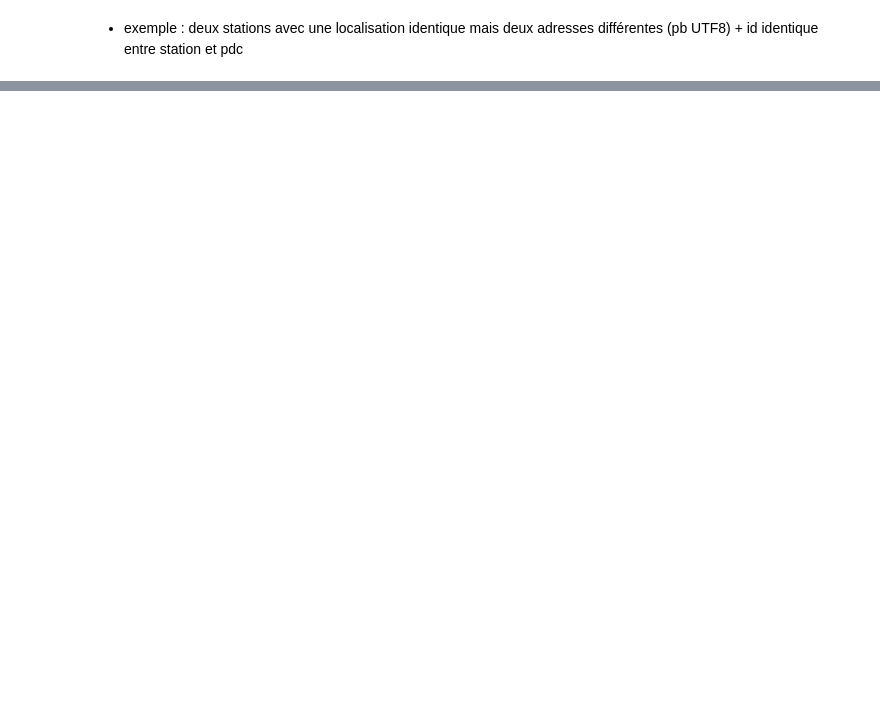
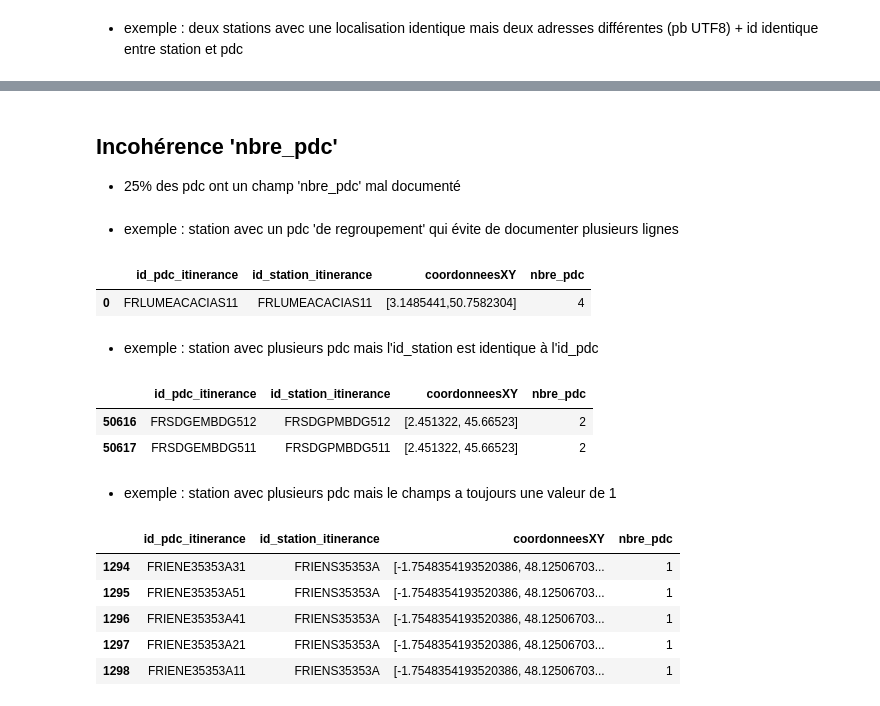
Before and after one commit to loco-philippe/Environmental-Sensing, a Jupyter notebook: python/Validation/irve/Analyse/IRVE_v3.ipynb, the cells around one changed output, grey strips where cells are left out. Cells and saved outputs as stored; diff of their text form; code cells hidden in the pictures; blank space fills up the shorter version.

```diff
--- a/python/Validation/irve/Analyse/IRVE_v3.ipynb
+++ b/python/Validation/irve/Analyse/IRVE_v3.ipynb
@@ -580,3 +580,35 @@ itinerance_5.loc[itinerance_5.coordonneesXY	 == '[0.193942, 49.544211]', relatio
 |  | index | contact_operateur | nom_enseigne | coordonneesXY | adresse_station | id_station_itinerance | ... |
 | 83 | 1866 | contact@ubitricity.com | Ubitricity France Network | [0.193942, 49.544211] | Place Abbé Pierre | FRUBIE10056568 | ... |
 | 1615 | 51263 | contact@ubitricity.com | Ubitricity France Network | [0.193942, 49.544211] | Place Abb� Pierre | FRUBIE10058428 | ... |
+# %% [markdown]
+## Incohérence 'nbre_pdc'
+- 25% des pdc ont un champ 'nbre_pdc' mal documenté
+# %% [markdown]
+- exemple : station avec un pdc 'de regroupement' qui évite de documenter plusieurs lignes
+# %%
+itinerance_init.loc[itinerance_init.id_station_itinerance == 'FRLUMEACACIAS11',
+               ['id_pdc_itinerance', 'id_station_itinerance', 'coordonneesXY', 'nbre_pdc']]
+# %% [output]
+|  | id_pdc_itinerance | id_station_itinerance | coordonneesXY | nbre_pdc |
+| 0 | FRLUMEACACIAS11 | FRLUMEACACIAS11 | [3.1485441,50.7582304] | 4 |
+# %% [markdown]
+- exemple : station avec plusieurs pdc mais l'id_station est identique à l'id_pdc
+# %%
+itinerance_init.loc[itinerance_init.coordonneesXY	 == '[2.451322, 45.66523]',
+                   ['id_pdc_itinerance', 'id_station_itinerance', 'coordonneesXY', 'nbre_pdc']]
+# %% [output]
+|  | id_pdc_itinerance | id_station_itinerance | coordonneesXY | nbre_pdc |
+| 50616 | FRSDGEMBDG512 | FRSDGPMBDG512 | [2.451322, 45.66523] | 2 |
+| 50617 | FRSDGEMBDG511 | FRSDGPMBDG511 | [2.451322, 45.66523] | 2 |
+# %% [markdown]
+- exemple : station avec plusieurs pdc mais le champs a toujours une valeur de 1
+# %%
+itinerance_init.loc[itinerance_init.coordonneesXY	 == '[-1.7548354193520386, 48.125067030488154]',
+                   ['id_pdc_itinerance', 'id_station_itinerance', 'coordonneesXY', 'nbre_pdc']]
+# %% [output]
+|  | id_pdc_itinerance | id_station_itinerance | coordonneesXY | nbre_pdc |
+| 1294 | FRIENE35353A31 | FRIENS35353A | [-1.7548354193520386, 48.12506703... | 1 |
+| 1295 | FRIENE35353A51 | FRIENS35353A | [-1.7548354193520386, 48.12506703... | 1 |
+| 1296 | FRIENE35353A41 | FRIENS35353A | [-1.7548354193520386, 48.12506703... | 1 |
+| 1297 | FRIENE35353A21 | FRIENS35353A | [-1.7548354193520386, 48.12506703... | 1 |
+| 1298 | FRIENE35353A11 | FRIENS35353A | [-1.7548354193520386, 48.12506703... | 1 |
```
Also changed, not shown: 1 other file.
